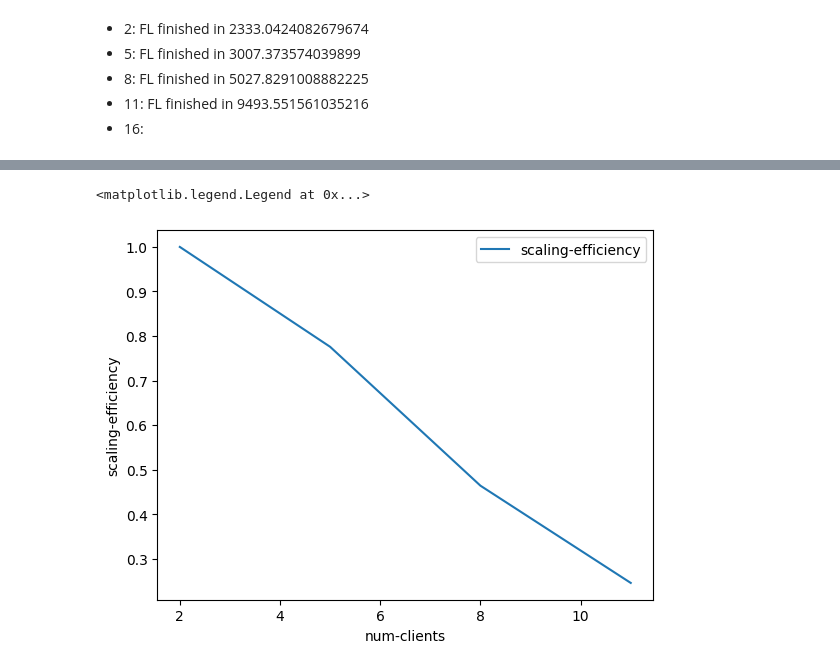
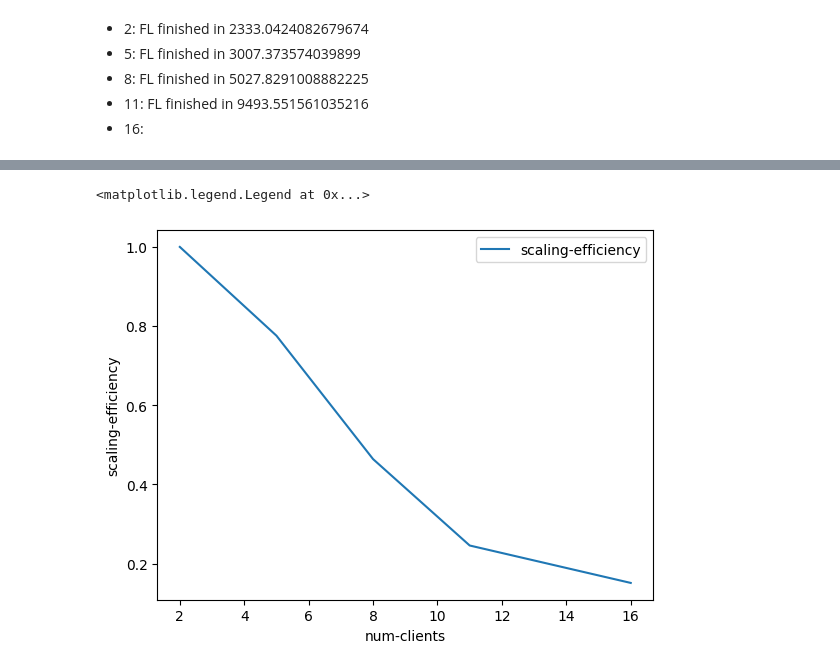
Before and after one commit to mingyi850/lamp-flwr, a Jupyter notebook: exp-results/exp-analysis.ipynb, the cells around one changed output, grey strips where cells are left out. Saved outputs shown, nothing was run; the diff lists cells and outputs as text; code cells hidden in the pictures.

```diff
--- a/exp-results/exp-analysis.ipynb
+++ b/exp-results/exp-analysis.ipynb
@@ -106,8 +106,8 @@ plt.legend()
 - 11: FL finished in 9493.551561035216
 - 16:
 # %%
-runtimes = [2333.0424082679674, 3007.373574039899, 5027.8291008882225, 9493.551561035216]
-clients = [2, 5, 8, 11]
+runtimes = [2333.0424082679674, 3007.373574039899, 5027.8291008882225, 9493.551561035216, 15426.966906547546]
+clients = [2, 5, 8, 11, 16]
 scaled_runtimes = [runtimes[i] / clients[i] for i in range(len(runtimes))]
 scaling_efficiency = [runtimes[0] / (runtimes[i]) for i in range(len(runtimes))]
 import matplotlib.pyplot as plt
@@ -124,13 +124,13 @@ plt.legend()
 # %%
-clients = [2, 5, 8, 11]
+clients = [2, 5, 8, 11, 16]
 scaling_efficiency = [runtimes[0] / (runtimes[i]) for i in range(len(runtimes))]
 import matplotlib.pyplot as plt
 import numpy as np
 
 plt.plot(clients, scaling_efficiency, label='scaling-efficiency')
 plt.xlabel('num-clients')
 plt.ylabel('scaling-efficiency')
 plt.legend()
 # %% [output]
 <matplotlib.legend.Legend at 0x...>
-[figure, old version]
+[figure, new version]
```
Also changed, not shown: parts of 1 cell of this notebook, 34 other files.
